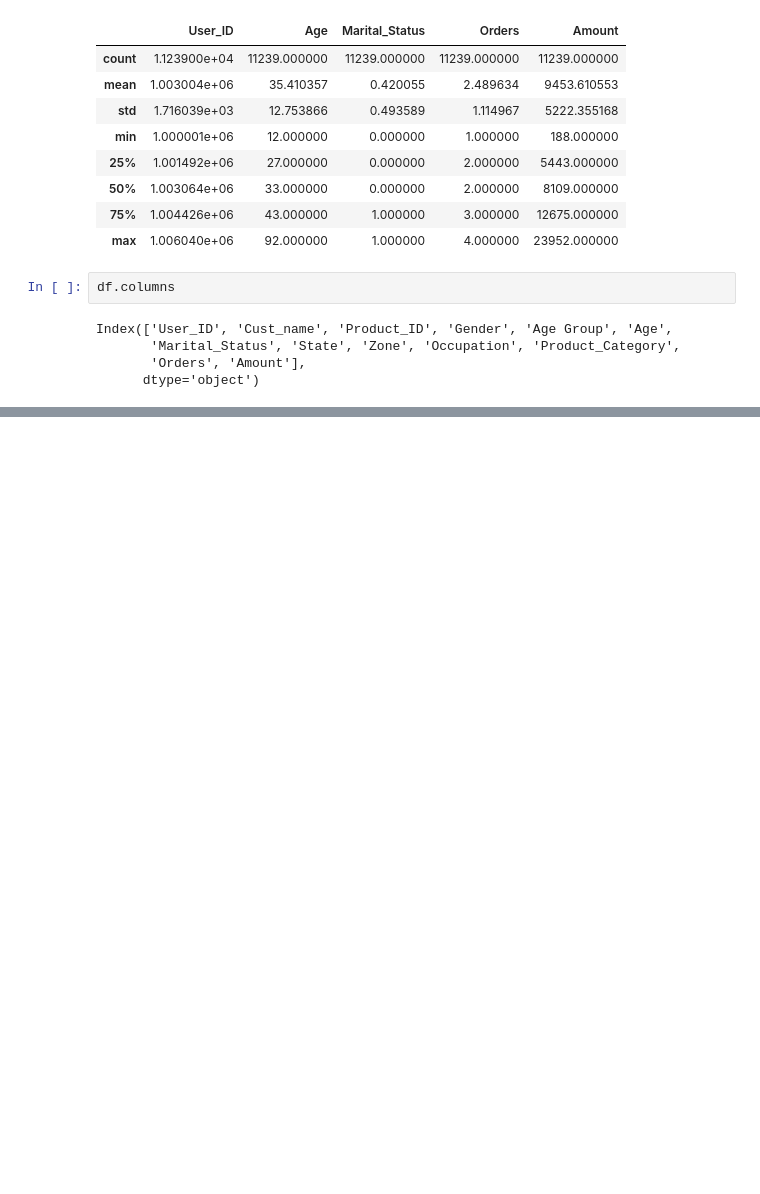
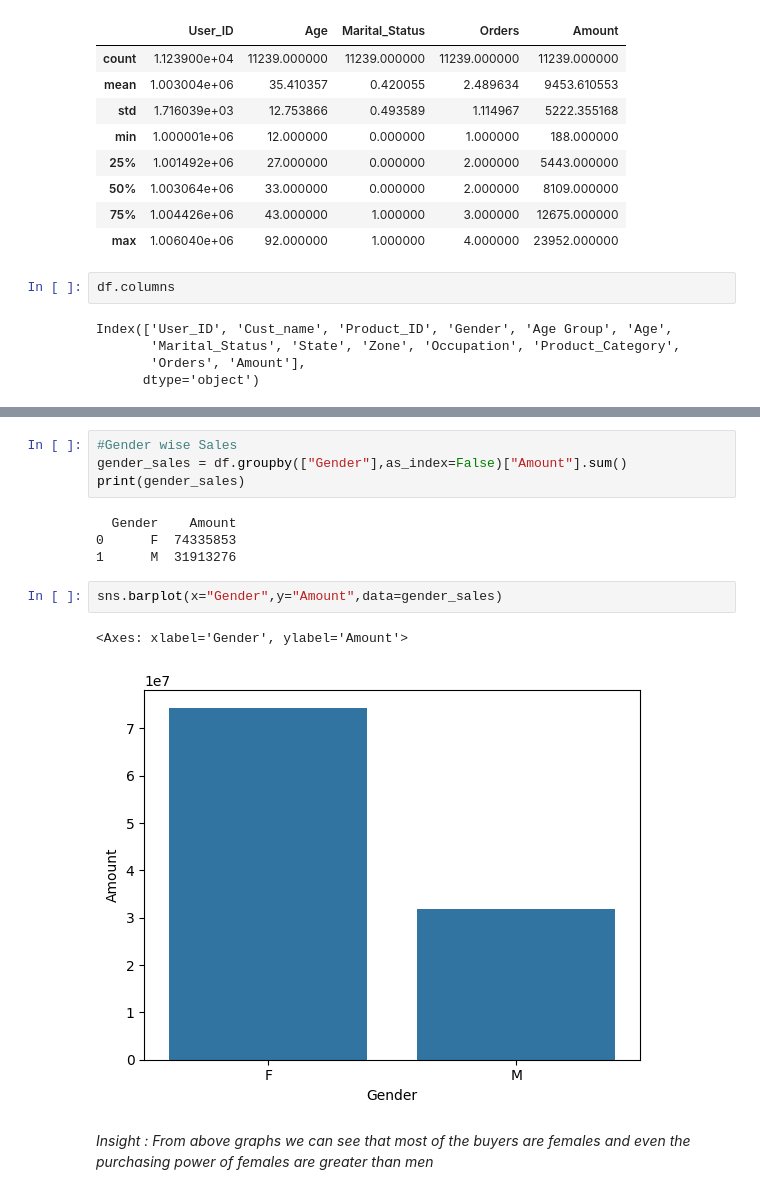
Before and after one commit to Kamal-Damani/Diwali_Customer_Analytics_Python, a Jupyter notebook: Diwali_Sales_analysis_Pandas.ipynb, the cells around one changed output, grey strips where cells are left out. Drawn from its saved outputs; the diff is of its cells as text; blank space fills up the shorter version.

Commit message:
EDA : 1. Most of the buyers are females

```diff
--- a/Diwali_Sales_analysis_Pandas.ipynb
+++ b/Diwali_Sales_analysis_Pandas.ipynb
@@ -158,0 +169,15 @@ Index(['User_ID', 'Cust_name', 'Product_ID', 'Gender', 'Age Group', 'Age',
+# %%
+#Gender wise Sales
+gender_sales = df.groupby(["Gender"],as_index=False)["Amount"].sum()
+print(gender_sales)
+# %% [output]
+  Gender    Amount
+0      F  74335853
+1      M  31913276
+# %%
+sns.barplot(x="Gender",y="Amount",data=gender_sales)
+# %% [output]
+<Axes: xlabel='Gender', ylabel='Amount'>
+[figure, added]
+# %% [markdown]
+*Insight : From above graphs we can see that most of the buyers are females and even the purchasing power of females are greater than men*
```
Also changed, not shown: parts of 3 cells of this notebook.
